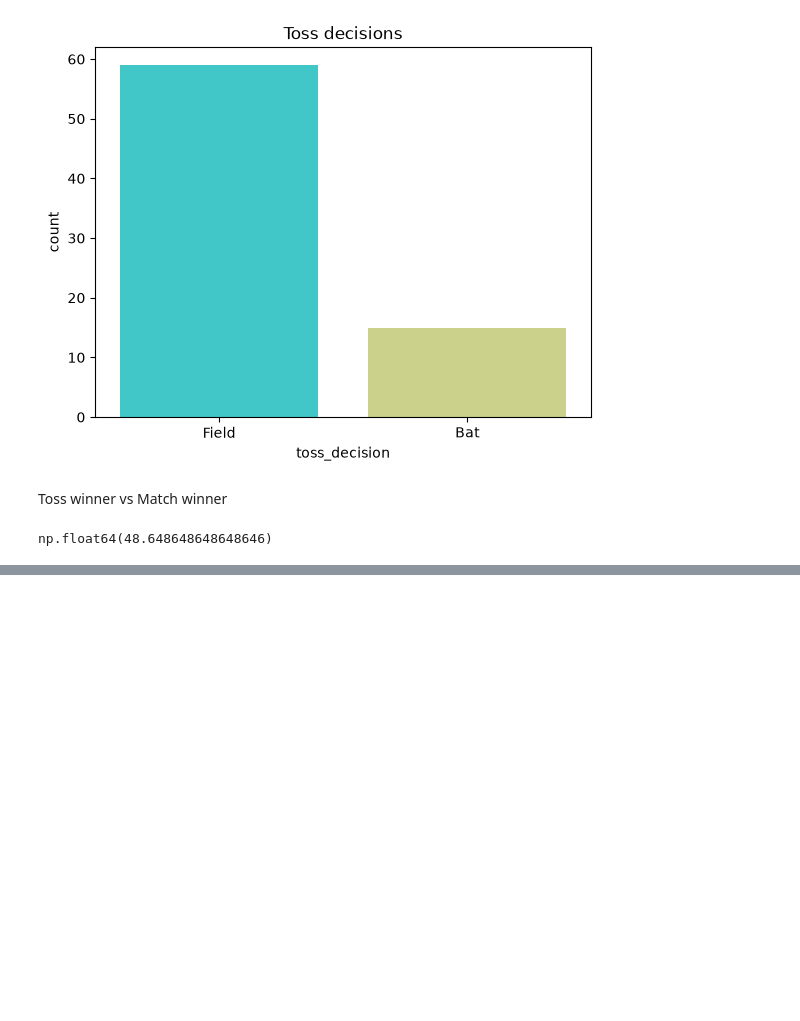
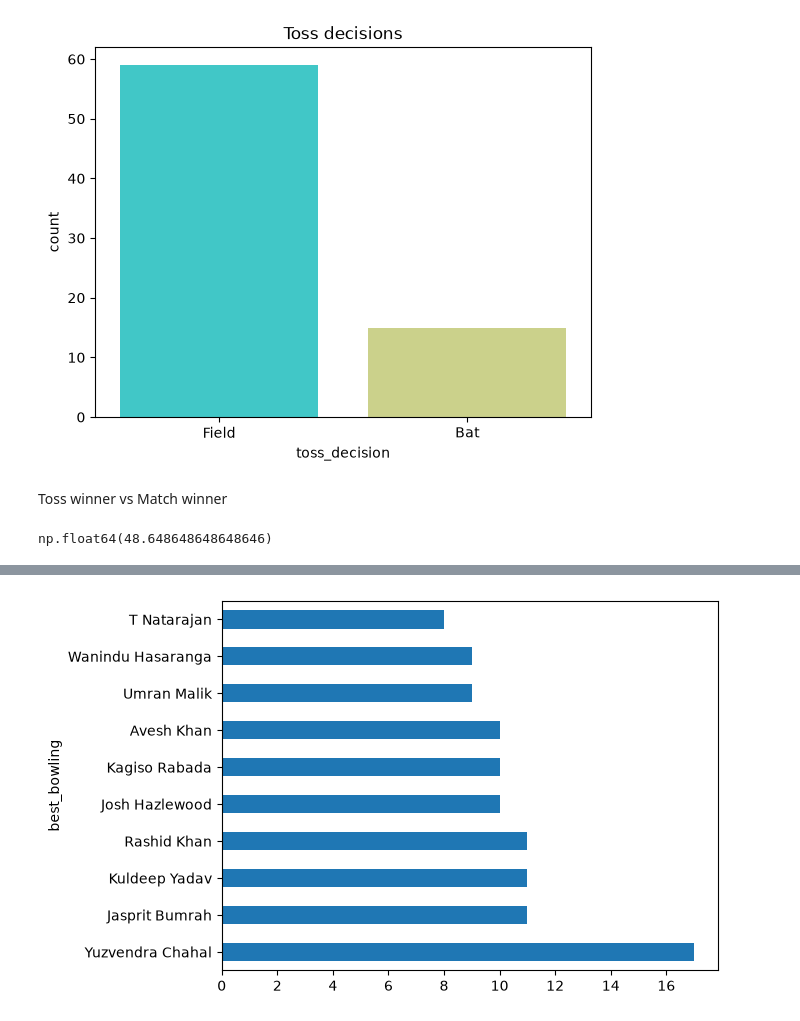
Before and after one commit to Himanshupandey2005/ipl-2022-Data-Analysis, a Jupyter notebook: index.ipynb, the cells around one changed output, grey strips where cells are left out. Cells and saved outputs as stored; diff of their text form; code cells hidden in the pictures; blank space fills up the shorter version.

```diff
--- a/index.ipynb
+++ b/index.ipynb
@@ -62,0 +113,3 @@ np.float64(48.648648648648646)
+# %%
+best_bowler=df.groupby('best_bowling')['highest_wickets'].sum().sort_values(ascending=False).head(10)
+best_bowler
@@ -62,0 +129,5 @@ np.float64(48.648648648648646)
+# %%
+best_bowler.plot(kind="barh")
+plt.savefig("Best Bowler.png", dpi=300, bbox_inches="tight")
+# %% [output]
+[figure, added]
```
Also changed, not shown: parts of 18 cells of this notebook, 5 other files.
